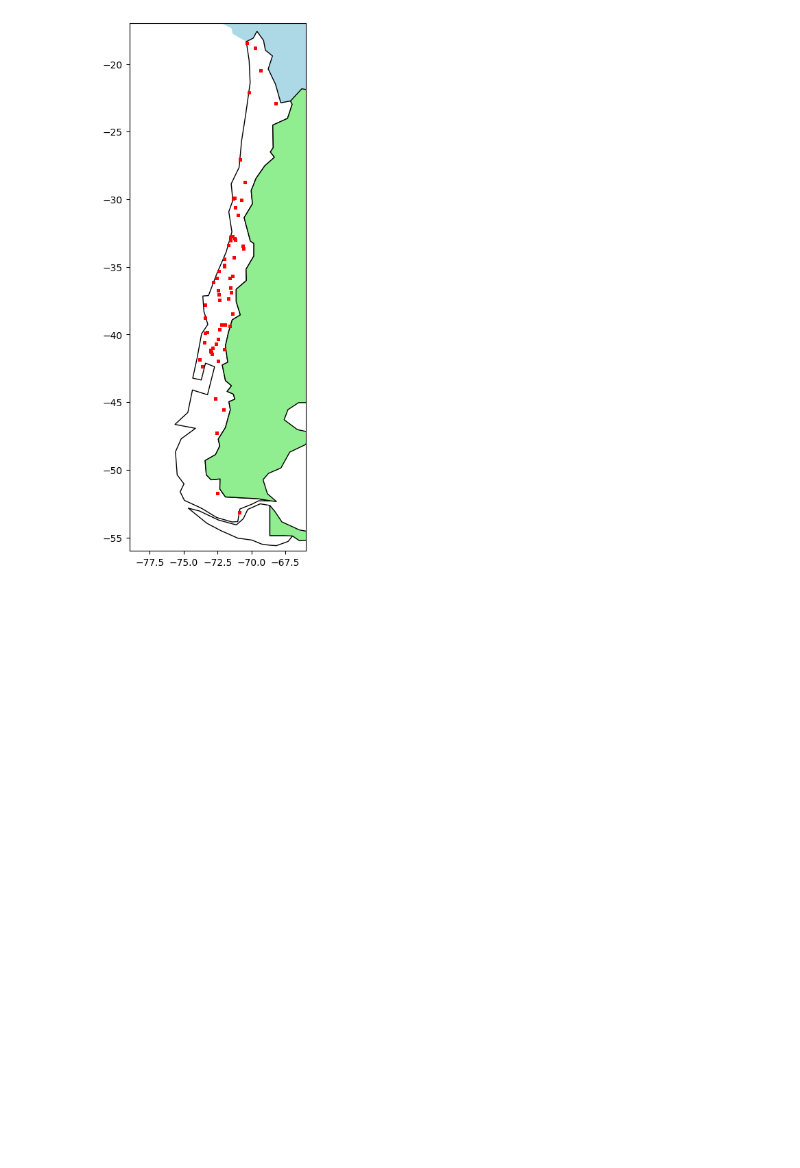
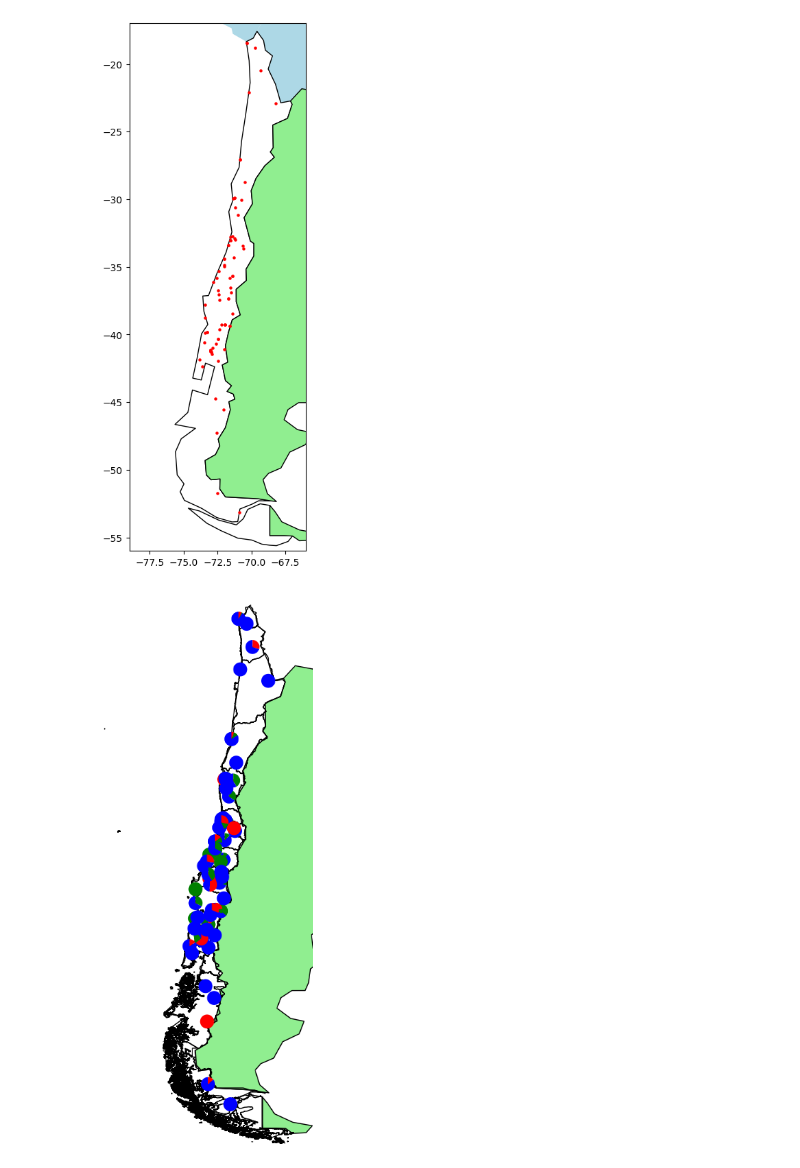
Before and after one commit to ElKroko/Mapas_Fernando, a Jupyter notebook: mapas_fer.ipynb, the cells around one changed output. Cells and saved outputs as stored; diff of their text form; code cells hidden in the pictures; blank space fills up the shorter version.

```diff
--- a/mapas_fer.ipynb
+++ b/mapas_fer.ipynb
@@ -6,0 +17,22 @@ Note: you may need to restart the kernel to use updated packages.
+# %%
+import pandas as pd
+
+# Ruta al archivo CSV
+file_path = './Informe Noches Cama 2022final.csv'
+
+# Cargamos el archivo CSV
+df = pd.read_csv(file_path, encoding='ISO-8859-1', delimiter=';', header=2)
+
+# Agrupamos por 'Destino' y obtenemos los valores únicos de las columnas específicas
+unique_values_df = df.groupby('Destino').agg(lambda x: x.unique().tolist())
+
+# Mostramos los resultados
+unique_values = unique_values_df[['VTE', 'TF', 'GE', 'TOTAL', 'X', 'Y']]
+
+# For every column in the dataframe, delete the "[]" delimiters of each cell
+for column in unique_values:
+    unique_values[column] = unique_values[column].str[0]
+
+unique_values.to_csv('turismo_social.csv', index=False)
+
+display(unique_values)
@@ -7,9 +59,5 @@ Note: you may need to restart the kernel to use updated packages.
 # %%
-import pandas as pd
-import geopandas as gpd
-import re
-from shapely.geometry import Point
-import matplotlib.pyplot as plt
+# funciones para convertir las coordenadas DMS a decimal
 
 def dms2dec(dms_str):
     """Convierte una cadena de coordenadas DMS (grados, minutos, segundos) a coordenadas decimales."""
@@ -34,19 +82,13 @@ def safe_dms2dec(dms_str):
             return None
     return None
 
-# Ruta al archivo CSV
-file_path = "./Informe Noches Cama 2022final.csv"
-
-# Cargamos el archivo CSV
-df = pd.read_csv(file_path, encoding='ISO-8859-1', delimiter=';', header=2)
 
 # Convertimos las coordenadas DMS a decimal
-df['X_decimal'] = df['X'].apply(safe_dms2dec)
-df['Y_decimal'] = df['Y'].apply(safe_dms2dec)
+unique_values['X_decimal'] = unique_values['X'].apply(safe_dms2dec)
+unique_values['Y_decimal'] = unique_values['Y'].apply(safe_dms2dec)
 
 # Eliminamos filas con coordenadas no válidas
-df_valid = df.dropna(subset=['X_decimal', 'Y_decimal'])
-display(df_valid)
+df_valid = unique_values.dropna(subset=['X_decimal', 'Y_decimal'])
 
 # Creamos objetos Point de Shapely para las coordenadas
 geometry = [Point(xy) for xy in zip(df_valid['X_decimal'], df_valid['Y_decimal'])]
@@ -118,32 +157,34 @@ file_provincias = './PROVINCIAS/PROVINCIAS_v1.shp'  # Reemplaza si es necesario
 # Cargamos los datos geográficos
 world = gpd.read_file(gpd.datasets.get_path('naturalearth_lowres'))
 regiones_chile = gpd.read_file(file_regiones)
 #provincias_chile = gpd.read_file(file_provincias)
 
 # Configuración del mapa
 fig, ax = plt.subplots(1, 1, figsize=(10, 10))
 
 # Dibujar el mapa base, Chile y Argentina
 #world.plot(ax=ax, color='lightblue')  # Océano y otros países
 world[world.name == 'Chile'].plot(ax=ax, color='white', edgecolor='black')  # Chile
 world[world.name == 'Argentina'].plot(ax=ax, color='lightgreen', edgecolor='black')  # Argentina
 
 # Dibujar regiones y provincias de Chile
-regiones_chile.plot(ax=ax, edgecolor='blue', facecolor='none')  # Regiones
+regiones_chile.plot(ax=ax, edgecolor='black', facecolor='none')  # Regiones
 
 # Dibujar los puntos (asegúrate de que 'gdf' esté definido como antes)
 gdf.plot(ax=ax, marker='o', color='red', markersize=5)
 
 
 # Dibujar los gráficos de pastel en cada punto
 for idx, row in gdf.iterrows():
     sizes = [row['VTE'], row['TF'], row['GE']]
     total = sum(sizes)
     if total > 0:  # Evitar división por cero
         sizes = [x / total for x in sizes]  # Normaliza los valores para que sumen 100%
-        ax.pie(sizes, center=(row.geometry.x, row.geometry.y), radius=0.5, colors=['blue', 'green', 'orange'], startangle=90)
+        ax.pie(sizes, center=(row.geometry.x, row.geometry.y), radius=0.5, colors=['blue', 'green', 'red'], startangle=90)
 
 ax.set_xlim([-80, -65])
 ax.set_ylim([-56, -17])
 
 plt.show()
+# %% [output]
+[figure, added]
```
Also changed, not shown: parts of 5 cells of this notebook, 2 other files.
